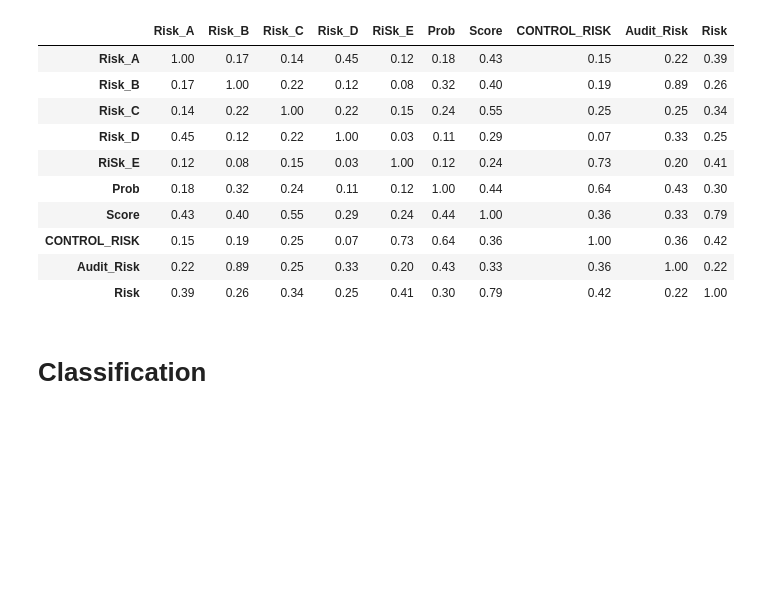
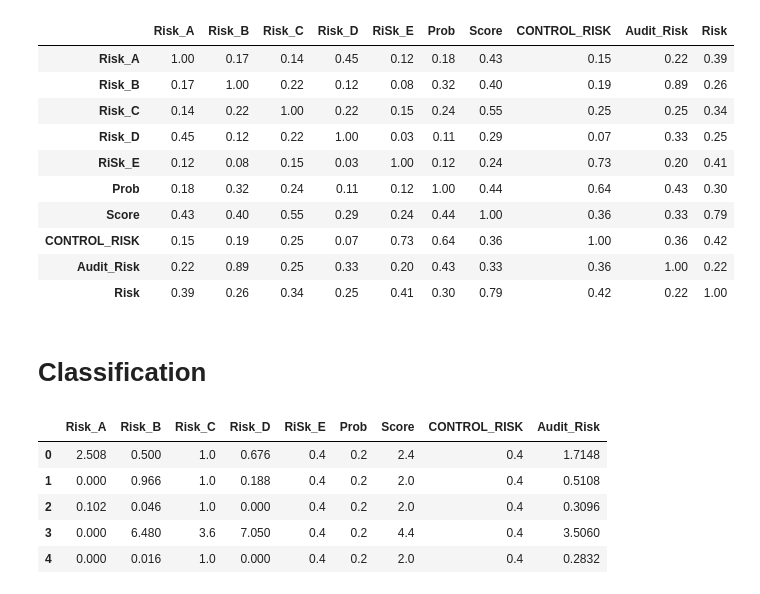
Before and after one commit to MusfiqDehan/1811821042_CSE445_Spring21, a Jupyter notebook: Problem-1/audit.ipynb, the cells around one changed output. Drawn from its saved outputs; the diff is of its cells as text; code cells hidden in the pictures; blank space fills up the shorter version.

Commit message:
Problem-1: Getting independent features

```diff
--- a/Problem-1/audit.ipynb
+++ b/Problem-1/audit.ipynb
@@ -228,3 +224,17 @@ corr.style.background_gradient(cmap=cm).set_precision(2)
 | Risk | 0.39 | 0.26 | 0.34 | 0.25 | 0.41 | 0.30 | 0.79 | 0.42 | 0.22 | 1.00 |
 # %% [markdown]
 # Classification
+# %%
+new_df = df.copy()
+# %%
+# Getting independent features
+
+X = new_df.drop('Risk', axis=1)
+X.head()
+# %% [output]
+|  | Risk_A | Risk_B | Risk_C | Risk_D | RiSk_E | Prob | Score | CONTROL_RISK | Audit_Risk |
+| 0 | 2.508 | 0.500 | 1.0 | 0.676 | 0.4 | 0.2 | 2.4 | 0.4 | 1.7148 |
+| 1 | 0.000 | 0.966 | 1.0 | 0.188 | 0.4 | 0.2 | 2.0 | 0.4 | 0.5108 |
+| 2 | 0.102 | 0.046 | 1.0 | 0.000 | 0.4 | 0.2 | 2.0 | 0.4 | 0.3096 |
+| 3 | 0.000 | 6.480 | 3.6 | 7.050 | 0.4 | 0.2 | 4.4 | 0.4 | 3.5060 |
+| 4 | 0.000 | 0.016 | 1.0 | 0.000 | 0.4 | 0.2 | 2.0 | 0.4 | 0.2832 |
```
Also changed, not shown: parts of 2 cells of this notebook.
